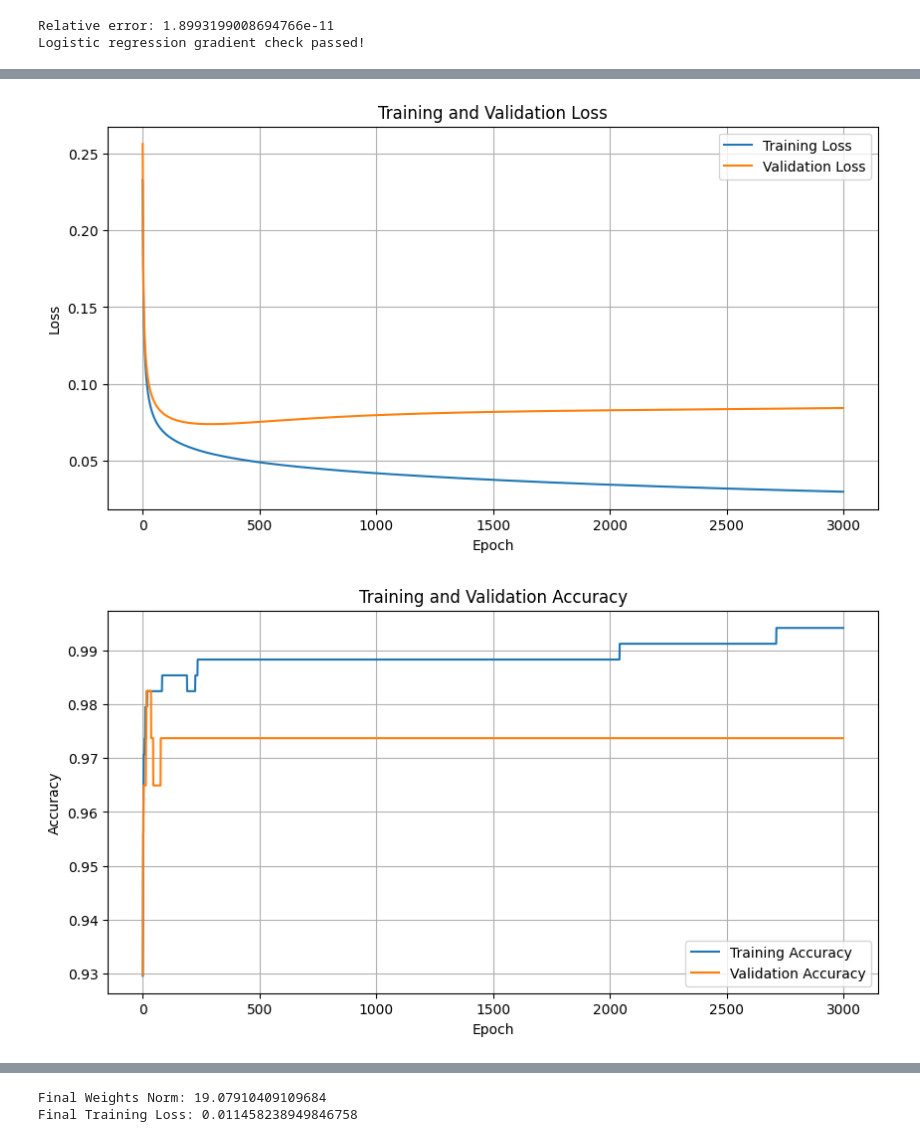
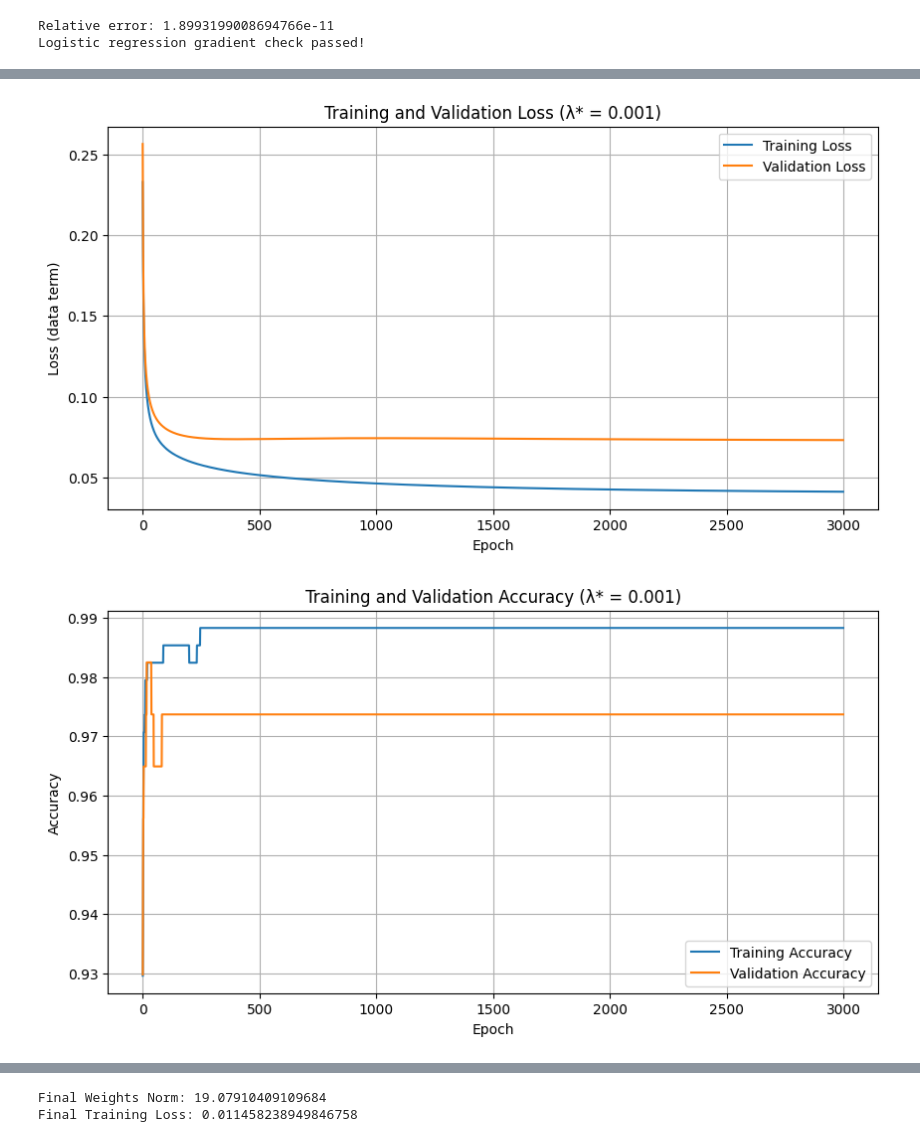
Before and after one commit to aseelibrahim123/ML_lab2, a Jupyter notebook: assignment2.ipynb, the cells around one changed output, grey strips where cells are left out. Saved outputs shown, nothing was run; the diff lists cells and outputs as text; code cells hidden in the pictures.

```diff
--- a/assignment2.ipynb
+++ b/assignment2.ipynb
@@ -1493,7 +1493,7 @@ def logistic_gradient_descent(X, y, lam, learning_rate=0.5, epochs=3000):
 
         w = w - learning_rate * grad
 
-        loss = logistic_loss(X, y, w, lam)
+        loss = logistic_loss(X, y, w, 0)
         predictions = predict(X, w)
 
         train_losses.append(loss)
@@ -1525,7 +1525,7 @@ for lam in lambda_values:
     val_acc = accuracy(y_cancer_val, val_predictions)
 
     val_loss = logistic_loss(
-        X_cancer_val_bias, y_cancer_val, w, lam
+        X_cancer_val_bias, y_cancer_val, w, 0
     )
 
     # Store results
@@ -1575,52 +1575,35 @@ Best Validation Loss: 0.08419249601904283
 Best Validation Accuracy: 0.9736842105263158
 # %%
-best_lambda = 0
+def logistic_gd_history(X, y, X_val, y_val, lam, learning_rate=0.5, epochs=3000):
+    w = np.zeros(X.shape[1])
+    tr_loss, tr_acc, va_loss, va_acc = [], [], [], []
+    for _ in range(epochs):
+        w = w - learning_rate * logistic_gradient(X, y, w, lam)
+        tr_loss.append(logistic_loss(X, y, w, 0))
+        va_loss.append(logistic_loss(X_val, y_val, w, 0))
+        tr_acc.append(accuracy(y, predict(X, w)))
+        va_acc.append(accuracy(y_val, predict(X_val, w)))
+    return tr_loss, va_loss, tr_acc, va_acc
 
-best_train_losses = results[best_lambda]["train_losses"]
-best_train_accuracies = results[best_lambda]["train_accuracies"]
+tr_loss, va_loss, tr_acc, va_acc = logistic_gd_history(
+    X_cancer_train_bias, y_cancer_train,
+    X_cancer_val_bias, y_cancer_val,
+    lam=best_lambda, learning_rate=0.5, epochs=3000
+)
 
-# Calculate validation metrics for each epoch
-val_losses = []
-val_accuracies = []
+plt.figure(figsize=(10, 5))
+plt.plot(tr_loss, label="Training Loss")
+plt.plot(va_loss, label="Validation Loss")
+plt.xlabel("Epoch"); plt.ylabel("Loss (data term)")
+plt.title(f"Training and Validation Loss (λ* = {best_lambda})")
+plt.legend(); plt.grid(); plt.show()
 
-w = np.zeros(X_cancer_train_bias.shape[1])
-
-for epoch in range(3000):
-    grad = logistic_gradient(
-        X_cancer_train_bias, y_cancer_train, w, best_lambda
-    )
-
-    w = w - 0.5 * grad
-
-    val_losses.append(
-        logistic_loss(X_cancer_val_bias, y_cancer_val, w, best_lambda)
-    )
-
-    val_accuracies.append(
-        accuracy(y_cancer_val, predict(X_cancer_val_bias, w))
-    )
-
-# Plot losses
 plt.figure(figsize=(10, 5))
-plt.plot(best_train_losses, label="Training Loss")
-plt.plot(val_losses, label="Validation Loss")
-plt.xlabel("Epoch")
-plt.ylabel("Loss")
-plt.title("Training and Validation Loss")
-plt.legend()
-plt.grid()
-plt.show()
-
-# Plot accuracies
-plt.figure(figsize=(10, 5))
-plt.plot(best_train_accuracies, label="Training Accuracy")
-plt.plot(val_accuracies, label="Validation Accuracy")
-plt.xlabel("Epoch")
-plt.ylabel("Accuracy")
-plt.title("Training and Validation Accuracy")
-plt.legend()
-plt.grid()
-plt.show()
+plt.plot(tr_acc, label="Training Accuracy")
+plt.plot(va_acc, label="Validation Accuracy")
+plt.xlabel("Epoch"); plt.ylabel("Accuracy")
+plt.title(f"Training and Validation Accuracy (λ* = {best_lambda})")
+plt.legend(); plt.grid(); plt.show()
 # %% [output]
-[figure, old version]
+[figure, new version]
-[figure, old version]
+[figure, new version]
```
Also changed, not shown: parts of 27 cells of this notebook.
